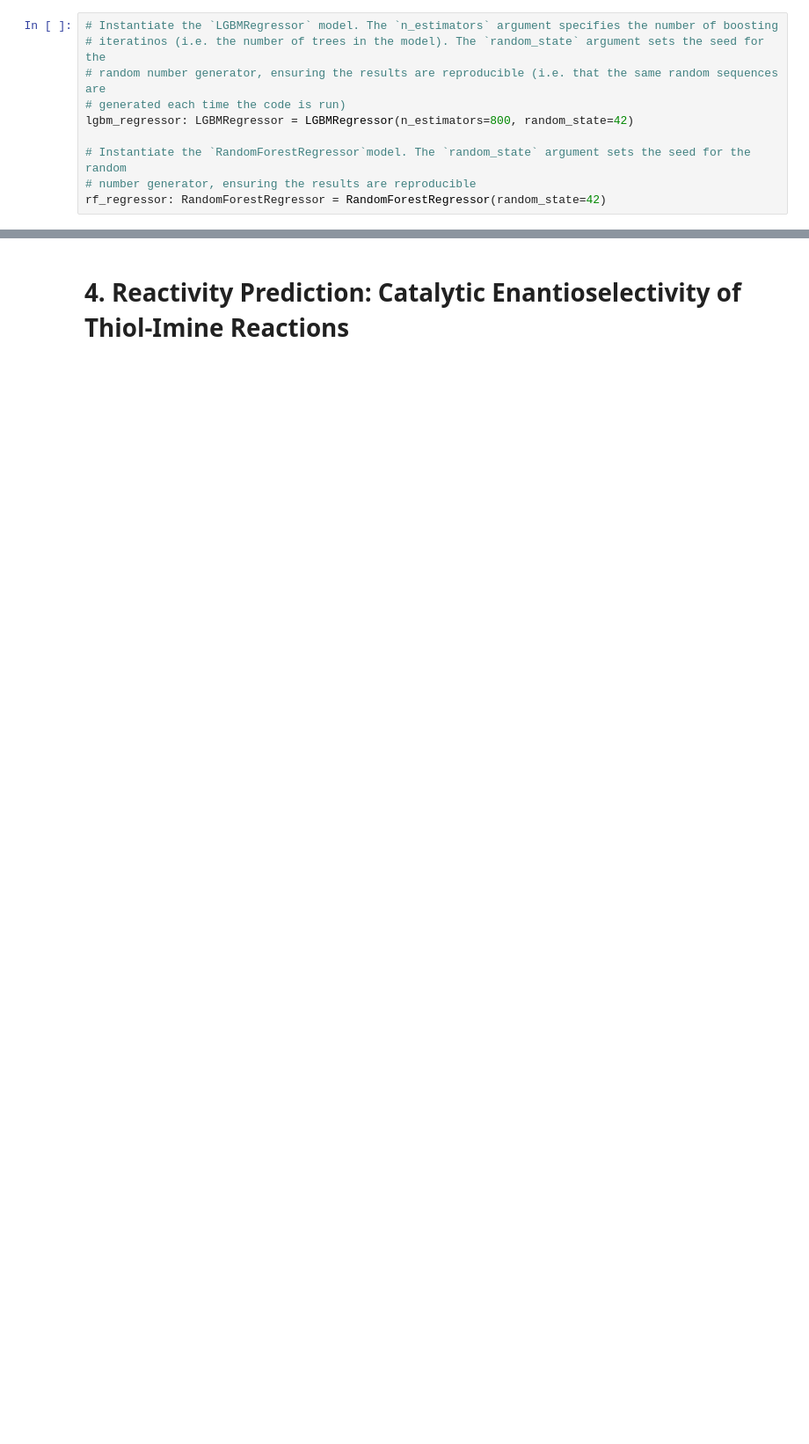
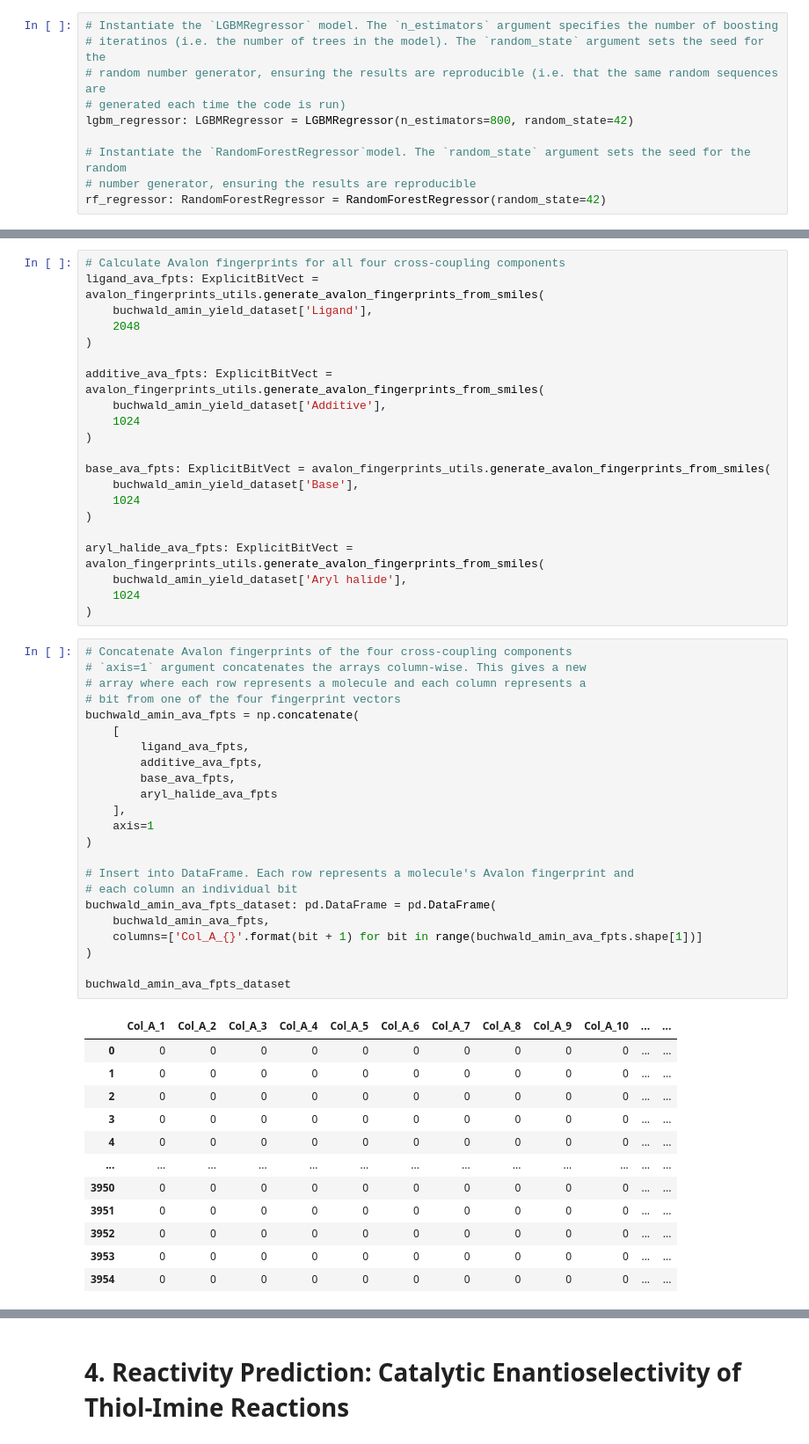
Before and after one commit to c-vandenberg/machine-learning-in-drug-discovery, a Jupyter notebook: 2_machine_learning/2.2_supervised_learning/notebooks/avalon_fp_for_predictive_modelling.ipynb, the cells around one changed output, grey strips where cells are left out. Shown at 88% size. Drawn from its saved outputs; the diff is of its cells as text; blank space fills up the shorter version.

```diff
--- a/2_machine_learning/2.2_supervised_learning/notebooks/avalon_fp_for_predictive_modelling.ipynb
+++ b/2_machine_learning/2.2_supervised_learning/notebooks/avalon_fp_for_predictive_modelling.ipynb
@@ -333,0 +466,57 @@ Text(0.05, 0.95, 'R = 0.95\nR² = 0.91\nMAE (kcal/mol) = 5.79')
+# %%
+# Calculate Avalon fingerprints for all four cross-coupling components
+ligand_ava_fpts: ExplicitBitVect = avalon_fingerprints_utils.generate_avalon_fingerprints_from_smiles(
+    buchwald_amin_yield_dataset['Ligand'],
+    2048
+)
+
+additive_ava_fpts: ExplicitBitVect = avalon_fingerprints_utils.generate_avalon_fingerprints_from_smiles(
+    buchwald_amin_yield_dataset['Additive'],
+    1024
+)
+
+base_ava_fpts: ExplicitBitVect = avalon_fingerprints_utils.generate_avalon_fingerprints_from_smiles(
+    buchwald_amin_yield_dataset['Base'],
+    1024
+)
+
+aryl_halide_ava_fpts: ExplicitBitVect = avalon_fingerprints_utils.generate_avalon_fingerprints_from_smiles(
+    buchwald_amin_yield_dataset['Aryl halide'],
+    1024
+)
+# %%
+# Concatenate Avalon fingerprints of the four cross-coupling components
+# `axis=1` argument concatenates the arrays column-wise. This gives a new
+# array where each row represents a molecule and each column represents a
+# bit from one of the four fingerprint vectors
+buchwald_amin_ava_fpts = np.concatenate(
+    [
+        ligand_ava_fpts,
+        additive_ava_fpts,
+        base_ava_fpts,
+        aryl_halide_ava_fpts
+    ],
+    axis=1
+)
+
+# Insert into DataFrame. Each row represents a molecule's Avalon fingerprint and
+# each column an individual bit
+buchwald_amin_ava_fpts_dataset: pd.DataFrame = pd.DataFrame(
+    buchwald_amin_ava_fpts,
+    columns=['Col_A_{}'.format(bit + 1) for bit in range(buchwald_amin_ava_fpts.shape[1])]
+)
+
+buchwald_amin_ava_fpts_dataset
+# %% [output]
+|  | Col_A_1 | Col_A_2 | Col_A_3 | Col_A_4 | Col_A_5 | Col_A_6 | Col_A_7 | Col_A_8 | Col_A_9 | Col_A_10 | ... | ... |
+| 0 | 0 | 0 | 0 | 0 | 0 | 0 | 0 | 0 | 0 | 0 | ... | ... |
+| 1 | 0 | 0 | 0 | 0 | 0 | 0 | 0 | 0 | 0 | 0 | ... | ... |
+| 2 | 0 | 0 | 0 | 0 | 0 | 0 | 0 | 0 | 0 | 0 | ... | ... |
+| 3 | 0 | 0 | 0 | 0 | 0 | 0 | 0 | 0 | 0 | 0 | ... | ... |
+| 4 | 0 | 0 | 0 | 0 | 0 | 0 | 0 | 0 | 0 | 0 | ... | ... |
+| ... | ... | ... | ... | ... | ... | ... | ... | ... | ... | ... | ... | ... |
+| 3950 | 0 | 0 | 0 | 0 | 0 | 0 | 0 | 0 | 0 | 0 | ... | ... |
+| 3951 | 0 | 0 | 0 | 0 | 0 | 0 | 0 | 0 | 0 | 0 | ... | ... |
+| 3952 | 0 | 0 | 0 | 0 | 0 | 0 | 0 | 0 | 0 | 0 | ... | ... |
+| 3953 | 0 | 0 | 0 | 0 | 0 | 0 | 0 | 0 | 0 | 0 | ... | ... |
+| 3954 | 0 | 0 | 0 | 0 | 0 | 0 | 0 | 0 | 0 | 0 | ... | ... |
```
Also changed, not shown: parts of 42 cells of this notebook, 7 other files.
